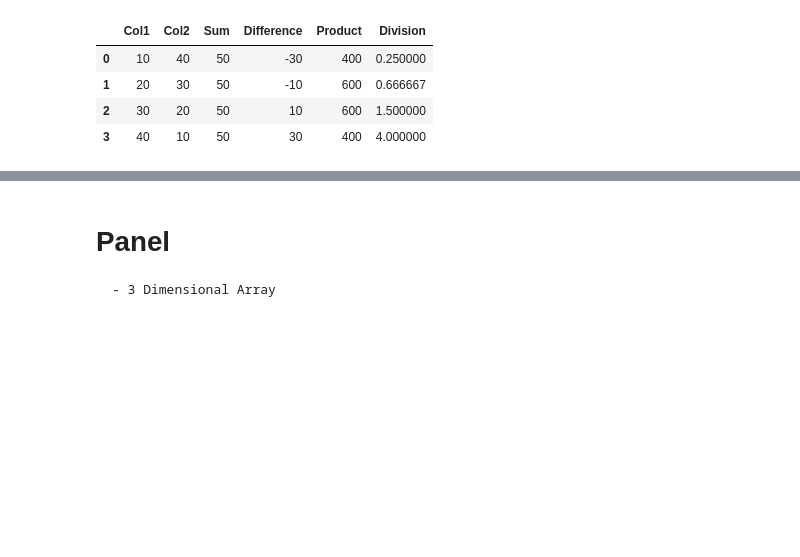
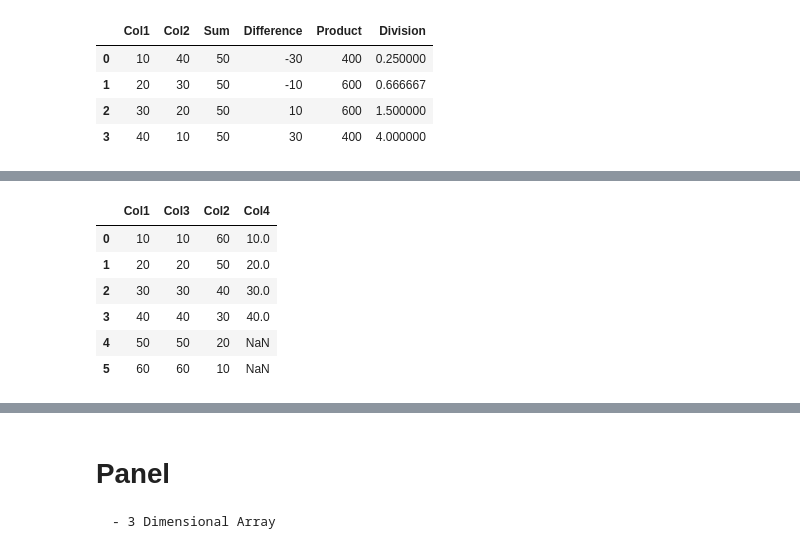
Before and after one commit to RealHaroon/Data-Analytics, a Jupyter notebook: Notebooks/Pandas/Pandas Datastructure.ipynb, the cells around one changed output, grey strips where cells are left out. Saved outputs shown, nothing was run; the diff lists cells and outputs as text; code cells hidden in the pictures; blank space fills up the shorter version.

```diff
--- a/Notebooks/Pandas/Pandas Datastructure.ipynb
+++ b/Notebooks/Pandas/Pandas Datastructure.ipynb
@@ -212,3 +212,6 @@ df
 | 1 | 20 | 30 | 50 | -10 | 600 | 0.666667 |
 | 2 | 30 | 20 | 50 | 10 | 600 | 1.500000 |
 | 3 | 40 | 10 | 50 | 30 | 400 | 4.000000 |
+# %%
+df=pd.DataFrame({ "Col1":[10,20,30,40,50,60],"Col2":[60,50,40,30,20,10]})
+df
@@ -214,0 +228,4 @@ df
+# %%
+df.insert(1,"Col3",[1,2,3,4,5,6])
+df.insert(1,"Col3",df["Col1"])
+df
@@ -214,0 +240,12 @@ df
+# %%
+# Using Slicing
+df["Col4"]=df["Col3"][:4]
+df
+# %% [output]
+|  | Col1 | Col3 | Col2 | Col4 |
+| 0 | 10 | 10 | 60 | 10.0 |
+| 1 | 20 | 20 | 50 | 20.0 |
+| 2 | 30 | 30 | 40 | 30.0 |
+| 3 | 40 | 40 | 30 | 40.0 |
+| 4 | 50 | 50 | 20 | NaN |
+| 5 | 60 | 60 | 10 | NaN |
```
Also changed, not shown: parts of 11 cells of this notebook.
